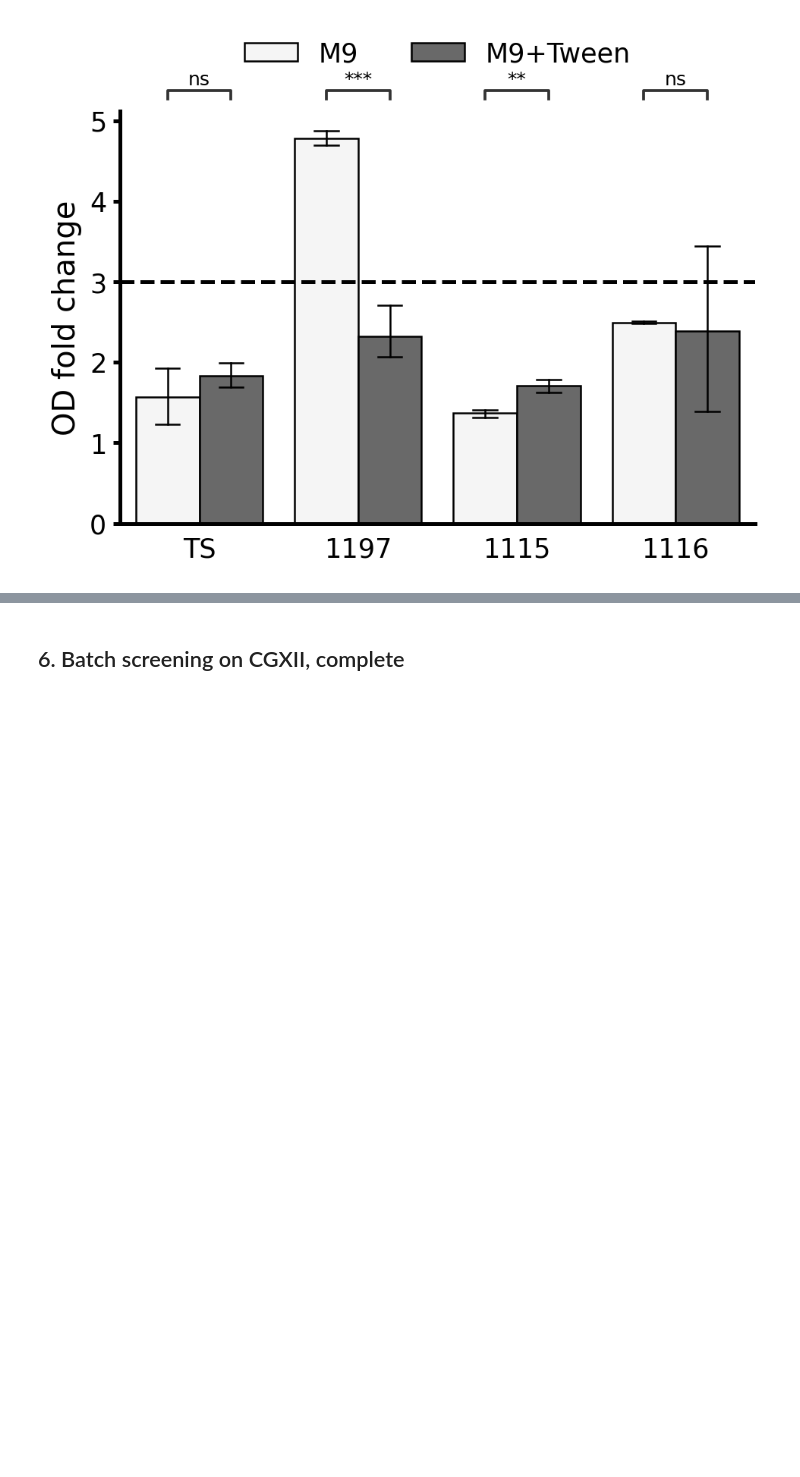
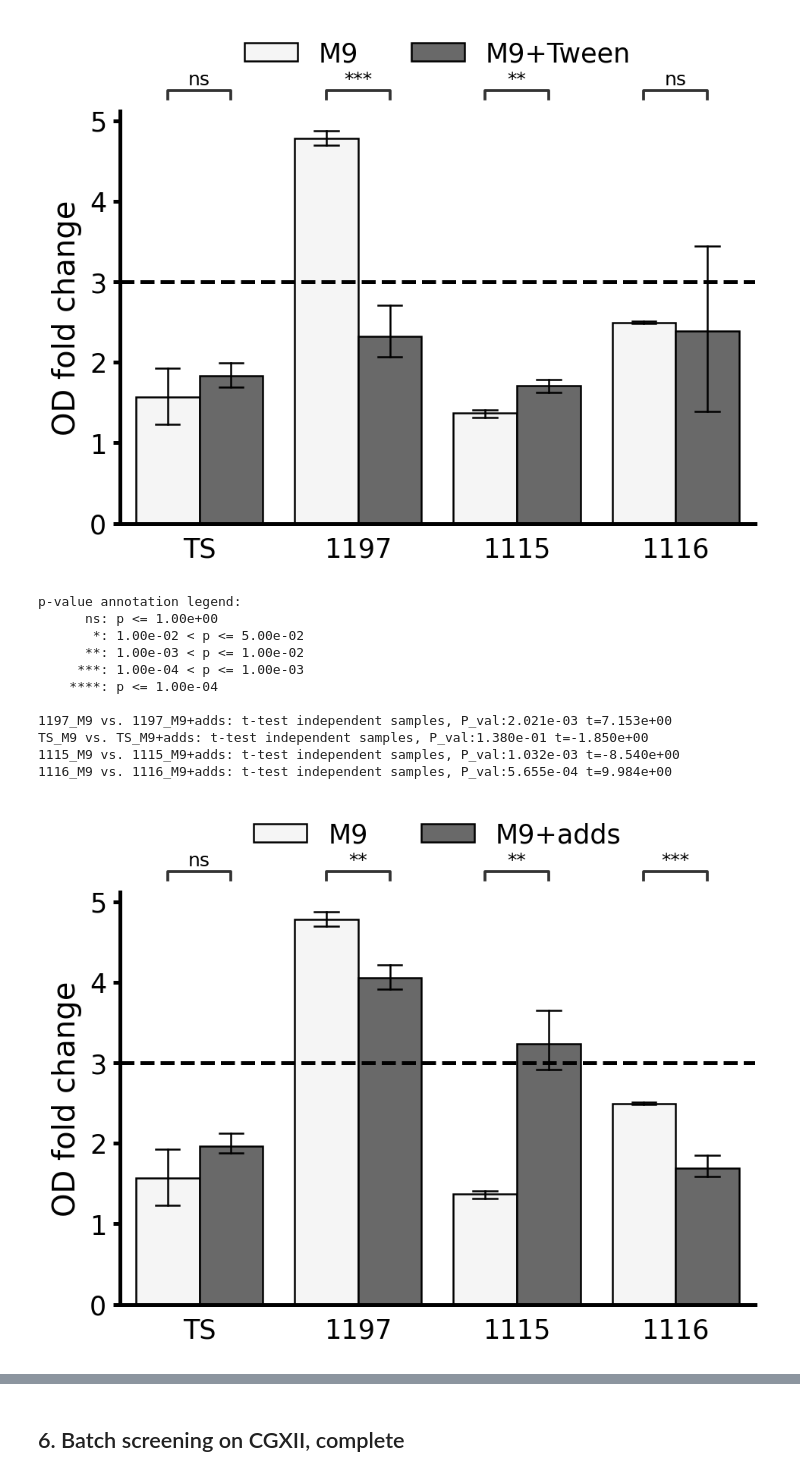
Before and after one commit to draeger-lab/C_striatum_wetlab, a Jupyter notebook: binary_growth_phenotypes/code/binary_eval.ipynb, the cells around one changed output, grey strips where cells are left out. Cells and saved outputs as stored; diff of their text form; code cells hidden in the pictures; blank space fills up the shorter version.

```diff
--- a/binary_growth_phenotypes/code/binary_eval.ipynb
+++ b/binary_growth_phenotypes/code/binary_eval.ipynb
@@ -1049,3 +1066,19 @@ TS_M9 vs. TS_M9+Tween: t-test independent samples, P_val:2.872e-01 t=-1.227e+00
 1115_M9 vs. 1115_M9+Tween: t-test independent samples, P_val:3.007e-03 t=-6.431e+00
 1116_M9 vs. 1116_M9+Tween: t-test independent samples, P_val:8.661e-01 t=1.797e-01
 [figure]
+# %%
+hue_order = ['M9', 'M9+adds']
+fig = create_barplot_stats(data,x,y,hue,hue_order)
+# %% [output]
+p-value annotation legend:
+      ns: p <= 1.00e+00
+       *: 1.00e-02 < p <= 5.00e-02
+      **: 1.00e-03 < p <= 1.00e-02
+     ***: 1.00e-04 < p <= 1.00e-03
+    ****: p <= 1.00e-04
+
+1197_M9 vs. 1197_M9+adds: t-test independent samples, P_val:2.021e-03 t=7.153e+00
+TS_M9 vs. TS_M9+adds: t-test independent samples, P_val:1.380e-01 t=-1.850e+00
+1115_M9 vs. 1115_M9+adds: t-test independent samples, P_val:1.032e-03 t=-8.540e+00
+1116_M9 vs. 1116_M9+adds: t-test independent samples, P_val:5.655e-04 t=9.984e+00
+[figure, added]
```
Also changed, not shown: parts of 15 cells of this notebook, 8 other files.
